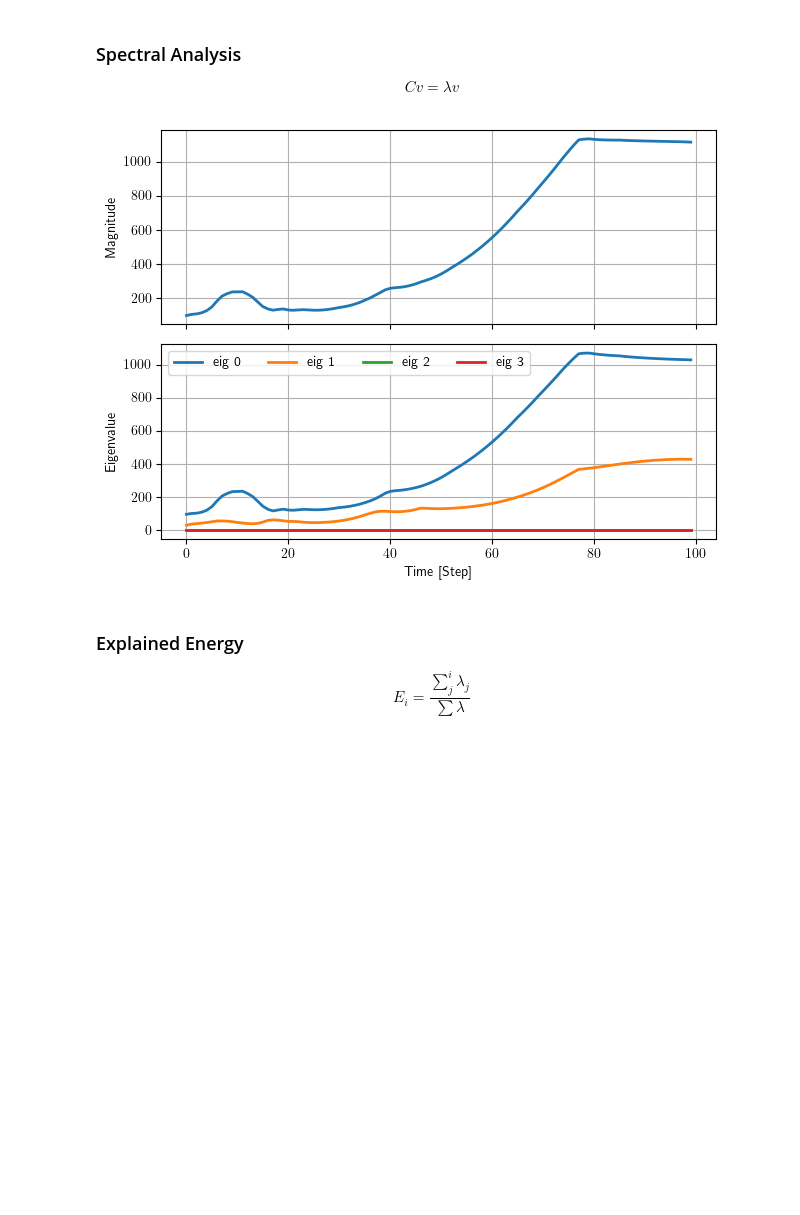
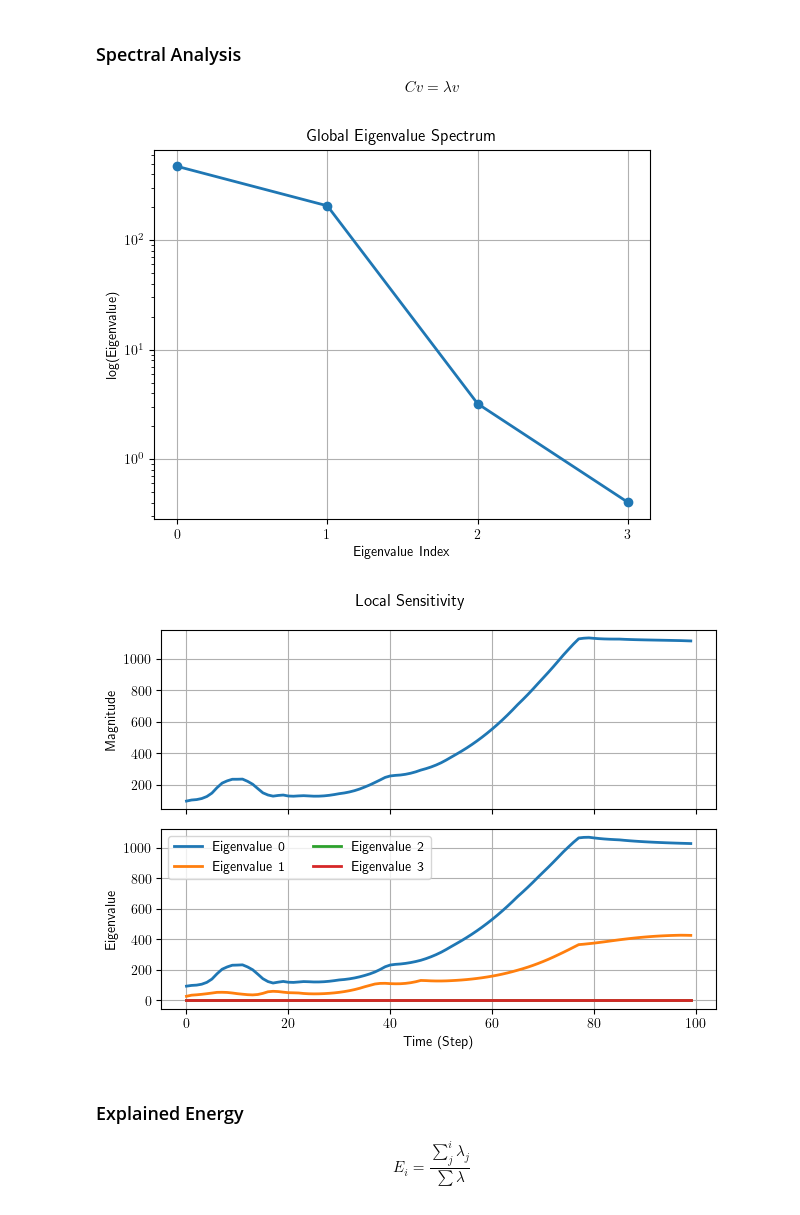
Before and after one commit to KyleM73/nonlinear_ct, a Jupyter notebook: scripts/analyze.ipynb, the cells around one changed output. Drawn from its saved outputs; the diff is of its cells as text; code cells hidden in the pictures; blank space fills up the shorter version.

```diff
--- a/scripts/analyze.ipynb
+++ b/scripts/analyze.ipynb
@@ -100,7 +122,8 @@ plot_semilogy(eigvals, "Eigenvalue Spectrum", "Eigenvalue Index", "log(Eigenvalu
 # %%
 # sensitivity matrix
-states = rollout_obs.reshape(-1, 4)
-C, eigvals, eigvecs, explained_energy, input_activity = compute_sensitivity(policy, states)
-plot_matrix(C, "Sensitivity Matrix")
-plot_semilogy(eigvals, "Eigenvalue Spectrum", "Eigenvalue Index", "log(Eigenvalue)")
+states = rollout_obs
+states_flat = states.reshape(-1, 4)
+# compute_state_statistics(states_flat)
+C_global, eigvals_global, eigvecs_global, explained_energy_global, input_activity_global = compute_sensitivity(policy, states_flat)
+plot_matrix(C_global, "Global Sensitivity Matrix")
 # %% [output]
@@ -110,10 +141,13 @@ plot_semilogy(eigvals, "Eigenvalue Spectrum", "Eigenvalue Index", "log(Eigenvalu
 ### Spectral Analysis
 $$Cv=\lambda v$$
 # %%
-C_traj, eig_traj = compute_batch_multistep_sensitivity(policy, rollout_obs)
-plot_multistep_sensitivity(C_traj, eig_traj, log=False)
+plot_1d(eigvals_global, "Global Eigenvalue Spectrum", "Eigenvalue Index", "log(Eigenvalue)", logy=True, xticks=True, marker="o")
+out = compute_batch_multistep_sensitivity(policy, rollout_obs[:, [0]])
+C_traj, eigvals_traj, eigvecs_traj, explained_energy_traj, input_activity_traj = out
+plot_multistep_sensitivity(C_traj, eigvals_traj, log=False)
 # %% [output]
-[figure, old version]
+[figure, new version]
+[figure, added]
 # %% [markdown]
 ### Explained Energy
 $$E_i=\frac{\sum_j^i\lambda_j}{\sum\lambda}$$
```
Also changed, not shown: parts of 11 cells of this notebook, 5 other files.
